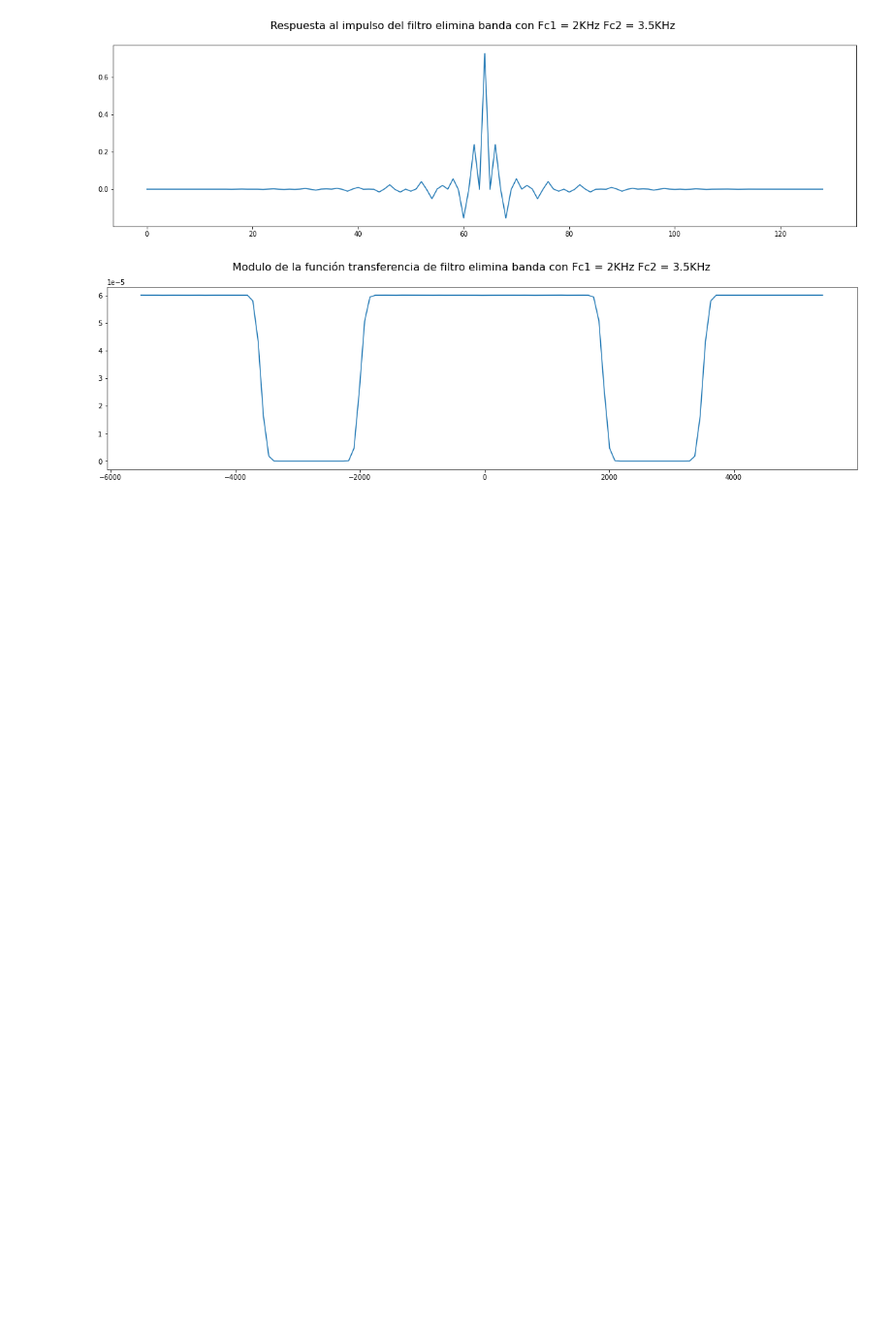
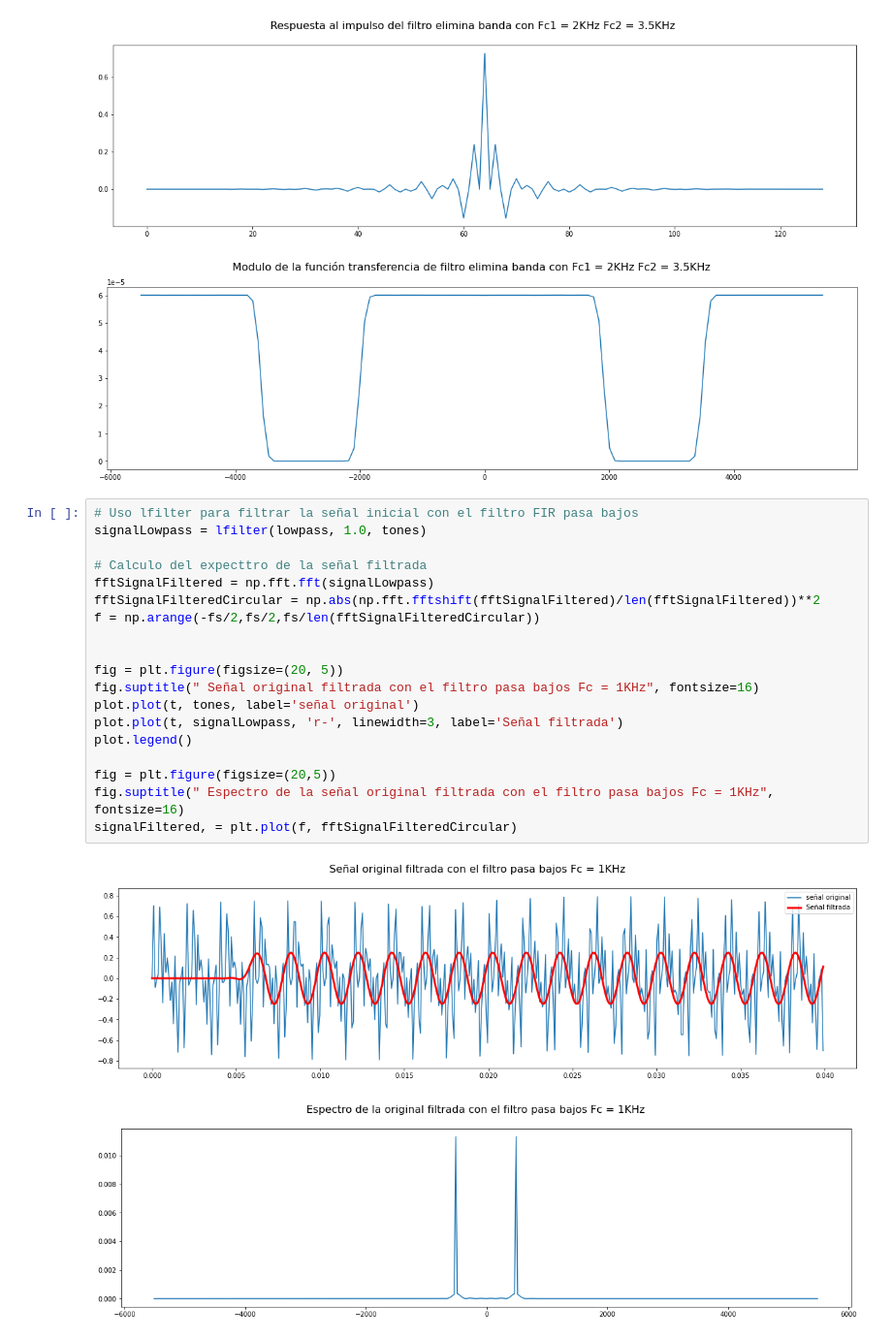
Before and after one commit to davidbro-in/pds-fir-pipeline, a Jupyter notebook: notebooks/fir.ipynb, the cells around one changed output. Shown at 97% size. Drawn from its saved outputs; the diff is of its cells as text; blank space fills up the shorter version.

Commit message:
Se agrega las señales filtradas

```diff
--- a/notebooks/fir.ipynb
+++ b/notebooks/fir.ipynb
@@ -85,3 +87,25 @@ signalAxes, = plt.plot(f, circularHData)
 # %% [output]
 [figure]
 [figure]
+# %%
+# Uso lfilter para filtrar la señal inicial con el filtro FIR pasa bajos
+signalLowpass = lfilter(lowpass, 1.0, tones)
+
+# Calculo del expecttro de la señal filtrada
+fftSignalFiltered = np.fft.fft(signalLowpass)
+fftSignalFilteredCircular = np.abs(np.fft.fftshift(fftSignalFiltered)/len(fftSignalFiltered))**2
+f = np.arange(-fs/2,fs/2,fs/len(fftSignalFilteredCircular))
+
+
+fig = plt.figure(figsize=(20, 5))
+fig.suptitle(" Señal original filtrada con el filtro pasa bajos Fc = 1KHz", fontsize=16)
+plot.plot(t, tones, label='señal original')
+plot.plot(t, signalLowpass, 'r-', linewidth=3, label='Señal filtrada')
+plot.legend()
+
+fig = plt.figure(figsize=(20,5))
+fig.suptitle(" Espectro de la señal original filtrada con el filtro pasa bajos Fc = 1KHz", fontsize=16)
+signalFiltered, = plt.plot(f, fftSignalFilteredCircular)
+# %% [output]
+[figure, added]
+[figure, added]
```
Also changed, not shown: parts of 5 cells of this notebook.
